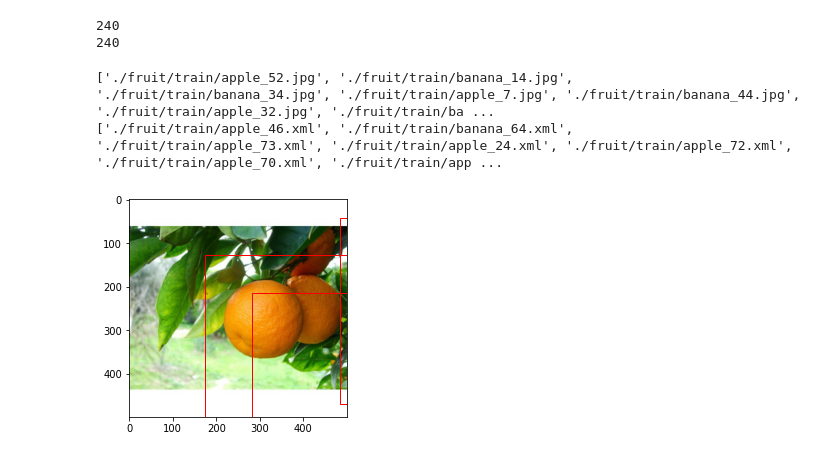
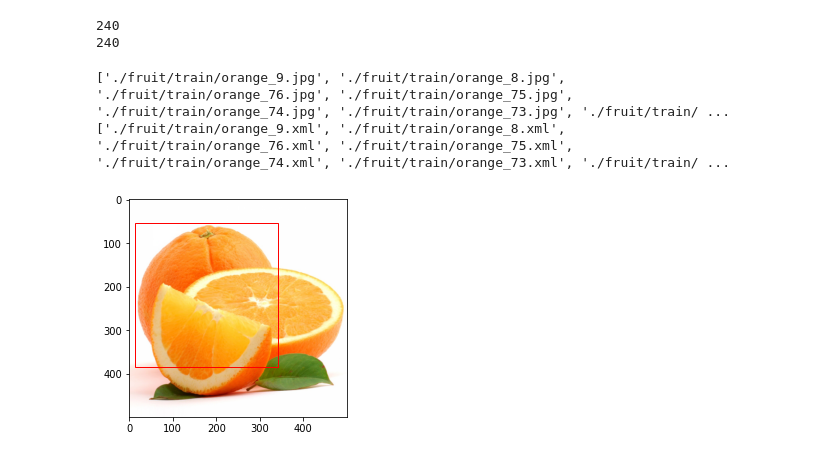
Before and after one commit to PJibin/test_poject, a Jupyter notebook: main.ipynb, the cells around one changed output. Cells and saved outputs as stored; diff of their text form; code cells hidden in the pictures.

```diff
--- a/main.ipynb
+++ b/main.ipynb
@@ -70,11 +70,13 @@ print(len(annot_list))
 240
 240
 # %%
+img_list.sort(reverse=True)
+annot_list.sort(reverse=True)
 print(img_list[:10])
 print(annot_list[:10])
 # %% [output]
-['./fruit/train/apple_52.jpg', './fruit/train/banana_14.jpg', './fruit/train/banana_34.jpg', './fruit/train/apple_7.jpg', './fruit/train/banana_44.jpg', './fruit/train/apple_32.jpg', './fruit/train/ba ...
-['./fruit/train/apple_46.xml', './fruit/train/banana_64.xml', './fruit/train/apple_73.xml', './fruit/train/apple_24.xml', './fruit/train/apple_72.xml', './fruit/train/apple_70.xml', './fruit/train/app ...
+['./fruit/train/orange_9.jpg', './fruit/train/orange_8.jpg', './fruit/train/orange_76.jpg', './fruit/train/orange_75.jpg', './fruit/train/orange_74.jpg', './fruit/train/orange_73.jpg', './fruit/train/ ...
+['./fruit/train/orange_9.xml', './fruit/train/orange_8.xml', './fruit/train/orange_76.xml', './fruit/train/orange_75.xml', './fruit/train/orange_74.xml', './fruit/train/orange_73.xml', './fruit/train/ ...
 # %%
 def generate_box(obj):
 
@@ -138,7 +140,7 @@ def plot_image(img_path, annotation):
 
     plt.show()
 # %%
-bbox = generate_target(annot_list[180])
-plot_image(img_list[180], bbox)
+bbox = generate_target(annot_list[40])
+plot_image(img_list[40], bbox)
 # %% [output]
-[figure, old version]
+[figure, new version]
```
